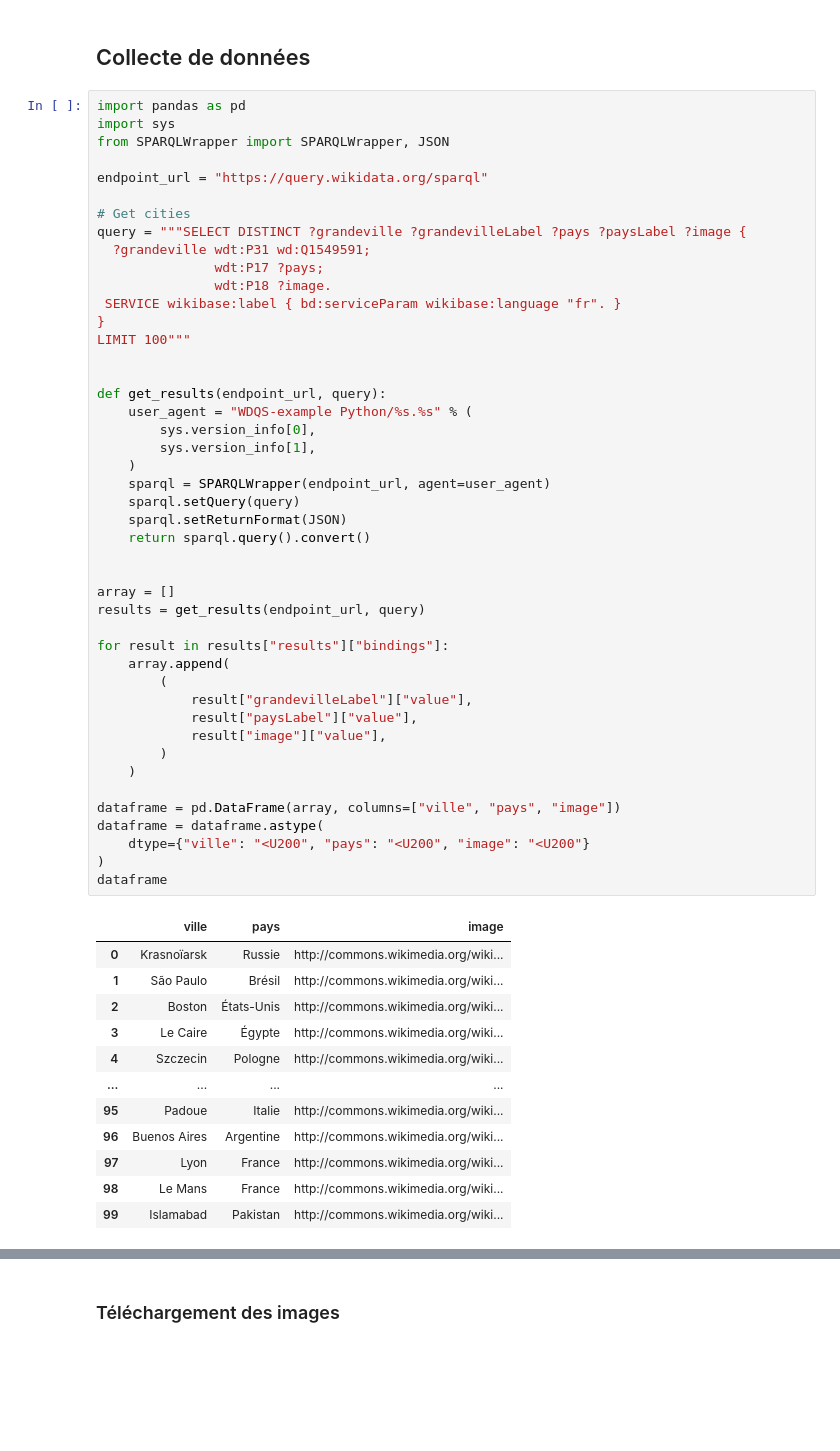
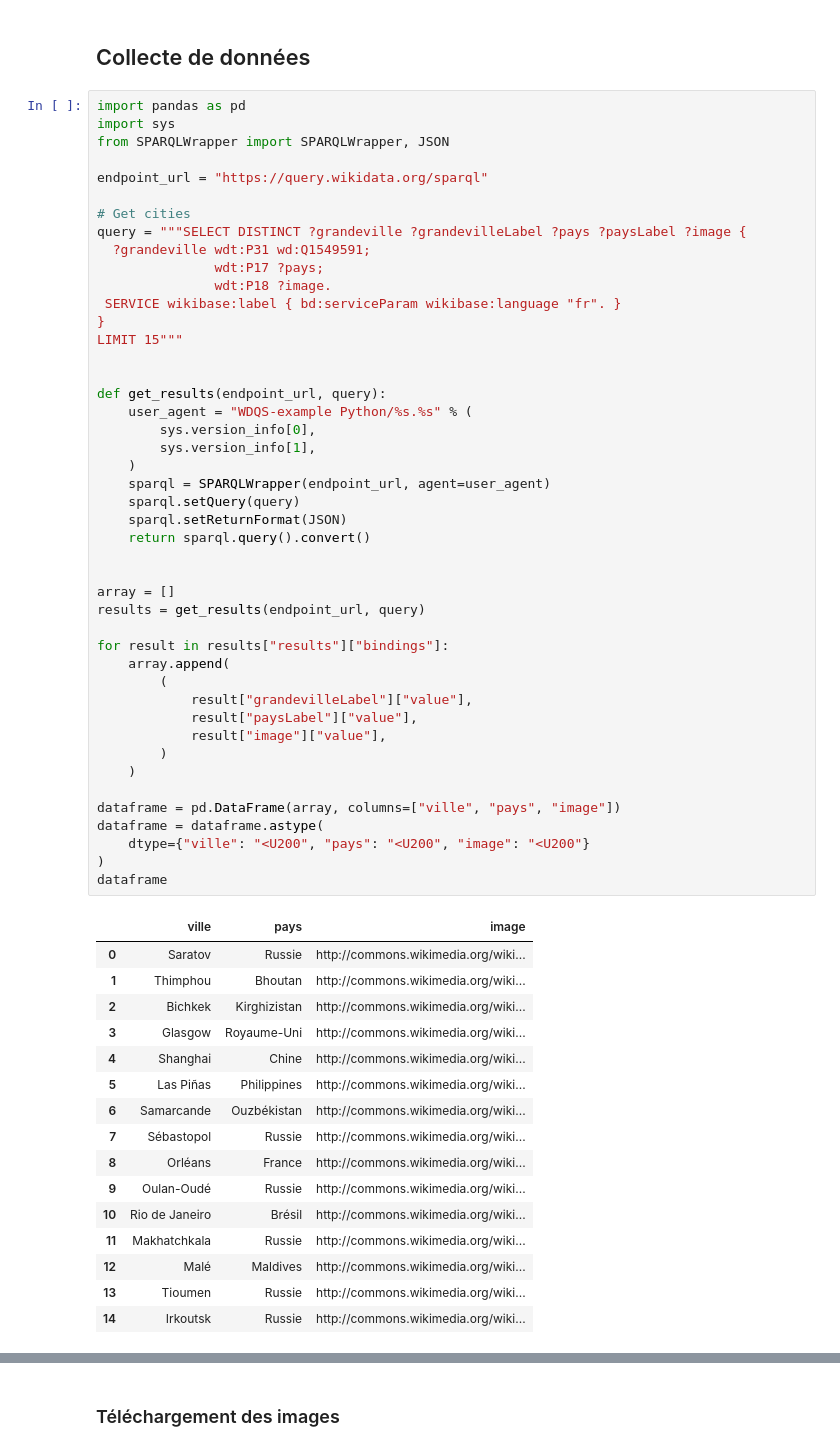
Before and after one commit to HotTeaDrink/DataMining, a Jupyter notebook: fr/Projet/project.ipynb, the cells around one changed output, grey strips where cells are left out. Drawn from its saved outputs; the diff is of its cells as text; blank space fills up the shorter version.

```diff
--- a/fr/Projet/project.ipynb
+++ b/fr/Projet/project.ipynb
@@ -34,47 +41,51 @@ query = """SELECT DISTINCT ?grandeville ?grandevilleLabel ?pays ?paysLabel ?imag
                wdt:P18 ?image.
  SERVICE wikibase:label { bd:serviceParam wikibase:language "fr". }
 }
-LIMIT 100"""
+LIMIT 15"""
 
 
 def get_results(endpoint_url, query):
     user_agent = "WDQS-example Python/%s.%s" % (
         sys.version_info[0],
         sys.version_info[1],
     )
     sparql = SPARQLWrapper(endpoint_url, agent=user_agent)
     sparql.setQuery(query)
     sparql.setReturnFormat(JSON)
     return sparql.query().convert()
 
 
 array = []
 results = get_results(endpoint_url, query)
 
 for result in results["results"]["bindings"]:
     array.append(
         (
             result["grandevilleLabel"]["value"],
             result["paysLabel"]["value"],
             result["image"]["value"],
         )
     )
 
 dataframe = pd.DataFrame(array, columns=["ville", "pays", "image"])
 dataframe = dataframe.astype(
     dtype={"ville": "<U200", "pays": "<U200", "image": "<U200"}
 )
 dataframe
 # %% [output]
 |  | ville | pays | image |
-| 0 | Krasnoïarsk | Russie | http://commons.wikimedia.org/wiki... |
-| 1 | São Paulo | Brésil | http://commons.wikimedia.org/wiki... |
-| 2 | Boston | États-Unis | http://commons.wikimedia.org/wiki... |
-| 3 | Le Caire | Égypte | http://commons.wikimedia.org/wiki... |
-| 4 | Szczecin | Pologne | http://commons.wikimedia.org/wiki... |
-| ... | ... | ... | ... |
-| 95 | Padoue | Italie | http://commons.wikimedia.org/wiki... |
-| 96 | Buenos Aires | Argentine | http://commons.wikimedia.org/wiki... |
-| 97 | Lyon | France | http://commons.wikimedia.org/wiki... |
-| 98 | Le Mans | France | http://commons.wikimedia.org/wiki... |
-| 99 | Islamabad | Pakistan | http://commons.wikimedia.org/wiki... |
+| 0 | Saratov | Russie | http://commons.wikimedia.org/wiki... |
+| 1 | Thimphou | Bhoutan | http://commons.wikimedia.org/wiki... |
+| 2 | Bichkek | Kirghizistan | http://commons.wikimedia.org/wiki... |
+| 3 | Glasgow | Royaume-Uni | http://commons.wikimedia.org/wiki... |
+| 4 | Shanghai | Chine | http://commons.wikimedia.org/wiki... |
+| 5 | Las Piñas | Philippines | http://commons.wikimedia.org/wiki... |
+| 6 | Samarcande | Ouzbékistan | http://commons.wikimedia.org/wiki... |
+| 7 | Sébastopol | Russie | http://commons.wikimedia.org/wiki... |
+| 8 | Orléans | France | http://commons.wikimedia.org/wiki... |
+| 9 | Oulan-Oudé | Russie | http://commons.wikimedia.org/wiki... |
+| 10 | Rio de Janeiro | Brésil | http://commons.wikimedia.org/wiki... |
+| 11 | Makhatchkala | Russie | http://commons.wikimedia.org/wiki... |
+| 12 | Malé | Maldives | http://commons.wikimedia.org/wiki... |
+| 13 | Tioumen | Russie | http://commons.wikimedia.org/wiki... |
+| 14 | Irkoutsk | Russie | http://commons.wikimedia.org/wiki... |
```
Also changed, not shown: parts of 6 cells of this notebook.
